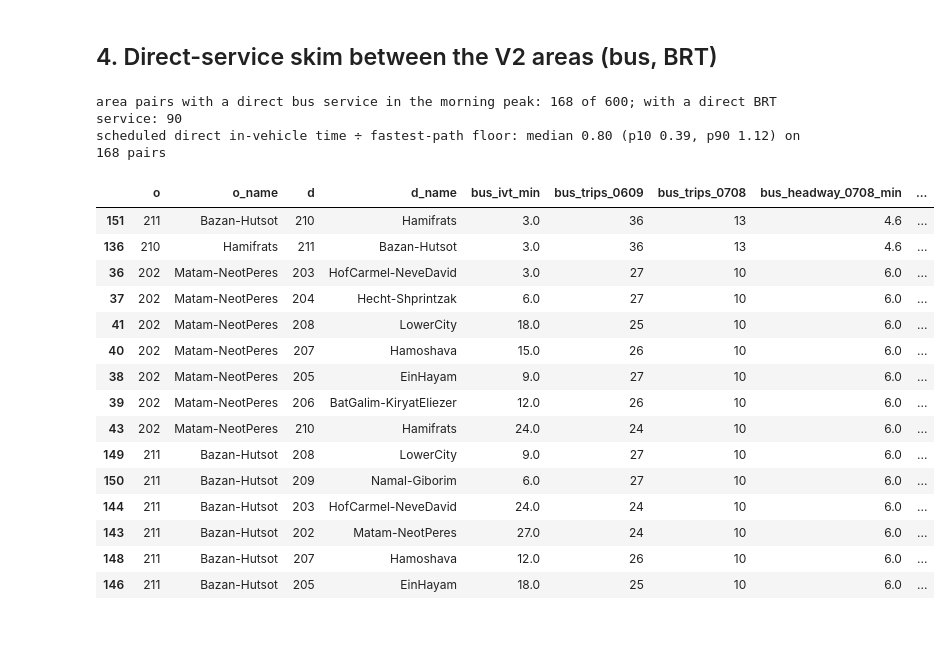
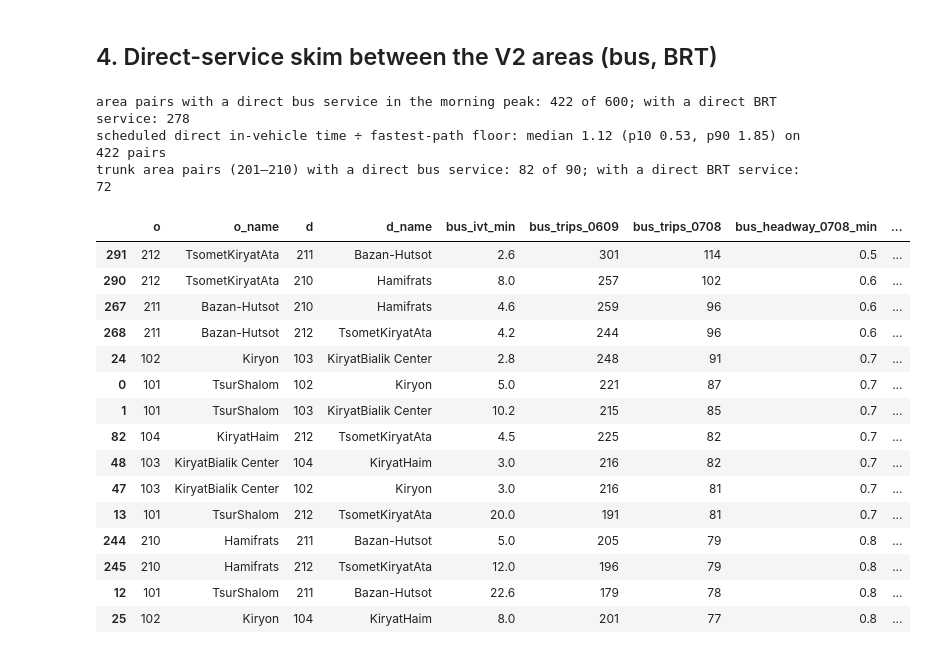
Before and after one commit to oh-da/Nofit_LRT_Extension, a Jupyter notebook: notebooks/current/GTFS_bus_LOS_TAZ.ipynb, the cells around one changed output. Saved outputs shown, nothing was run; the diff lists cells and outputs as text; code cells hidden in the pictures.

```diff
--- a/notebooks/current/GTFS_bus_LOS_TAZ.ipynb
+++ b/notebooks/current/GTFS_bus_LOS_TAZ.ipynb
@@ -41,7 +42,7 @@ from shapely.strtree import STRtree
 
 BLUE, ORANGE, AQUA, PURPLE, INK, INK2, MUTED, GRID, AXIS = '#2a78d6', '#eb6834', '#1baf7a', '#7b5bd6', '#0b0b0b', '#52514e', '#898781', '#e1e0d9', '#c3c2b7'
 GTFS = 'Input/GTFS/israel-public-transportation.zip'
-BRT_CODES = {83001: 'Metronit 1 (red)', 83002: 'Metronit 2 (blue)', 83003: 'Metronit 3 (green)', 83004: 'Metronit 4 (purple)', 83005: 'Metronit 5 (orange)'}
+BRT_CODES = {83001: 'Metronit 1 (red)', 67002: 'Metronit 2 (blue)', 67003: 'Metronit 3 (green)', 62004: 'Metronit 4 (purple)', 52005: 'Metronit 5 (orange)'}   # codes as found in the feed (see the note above)
 AM = (6 * 3600, 9 * 3600); PEAK = (7 * 3600, 8 * 3600)
 def is_lfs_pointer(p): return (not os.path.exists(p)) or open(p, 'rb').read(40).startswith(b'version https://git-lfs')
 DRY_RUN = is_lfs_pointer(GTFS)
@@ -231,51 +253,54 @@ def area_skim(sub, label):
         a_seq, dep_seq, arr_seq, pk = g['area'].values, g['dep'].values, g['arr'].values, g['peak'].values
         first = {}
         for i, a in enumerate(a_seq):
             if a not in first: first[a] = i
         for a, i in first.items():
             seen = set()
             for j in range(i + 1, len(a_seq)):
                 b = a_seq[j]
                 if b == a or b in seen: continue
                 seen.add(b); rows.append((a, b, (arr_seq[j] - dep_seq[i]) / 60, bool(pk[i])))
     t = pd.DataFrame(rows, columns=['o', 'd', 'ivt_min', 'peak'])
     if not len(t): return pd.DataFrame(columns=['o', 'd', f'{label}_ivt_min', f'{label}_trips_0609', f'{label}_trips_0708', f'{label}_headway_0708_min'])
     s = t.groupby(['o', 'd']).agg(**{f'{label}_ivt_min': ('ivt_min', 'median'), f'{label}_trips_0609': ('ivt_min', 'size'), f'{label}_trips_0708': ('peak', 'sum')}).reset_index()
     s[f'{label}_headway_0708_min'] = 60 / s[f'{label}_trips_0708'].replace(0, np.nan)
     return s
 skim = area_skim(amv, 'bus').merge(area_skim(amv[amv['is_brt']], 'brt'), on=['o', 'd'], how='left')
 skim['o_name'] = skim['o'].map(v2_areas['AggAreaName']); skim['d_name'] = skim['d'].map(v2_areas['AggAreaName'])
 skim = skim[['o', 'o_name', 'd', 'd_name'] + [c for c in skim.columns if c.startswith(('bus_', 'brt_'))]]
-skim.to_csv(f'{OUT}/bus_direct_skim_area_v2.csv', index=False, float_format='%.2f')
 n_pairs = len(v2_key.groupby(v2_key).size()) ** 2 - len(v2_areas)
 print(f"area pairs with a direct bus service in the morning peak: {len(skim)} of {n_pairs}; with a direct BRT service: {int(skim['brt_ivt_min'].notna().sum())}")
 # against the step-26 floor where it exists
 floor_p = 'Output/gc/bus_ivt_network_area_v2.csv'
 if os.path.exists(floor_p):
     floor = pd.read_csv(floor_p, index_col=0); floor.columns = floor.columns.astype(int)
     skim['step26_fastest_path_min'] = [floor.loc[o, d] if (o in floor.index and d in floor.columns) else np.nan for o, d in zip(skim['o'], skim['d'])]
     ratio = (skim['bus_ivt_min'] / skim['step26_fastest_path_min']).replace([np.inf, -np.inf], np.nan)
     print(f"scheduled direct in-vehicle time ÷ fastest-path floor: median {ratio.median():.2f} (p10 {ratio.quantile(.1):.2f}, p90 {ratio.quantile(.9):.2f}) on {int(ratio.notna().sum())} pairs")
+skim.to_csv(f'{OUT}/bus_direct_skim_area_v2.csv', index=False, float_format='%.2f')
+trunk_pairs = skim[skim['o'].between(201, 210) & skim['d'].between(201, 210)]
+print(f"trunk area pairs (201–210) with a direct bus service: {len(trunk_pairs)} of 90; with a direct BRT service: {int(trunk_pairs['brt_ivt_min'].notna().sum())}")
 skim.sort_values('bus_trips_0708', ascending=False).head(15).round(1)
 # %% [output]
-area pairs with a direct bus service in the morning peak: 168 of 600; with a direct BRT service: 90
-scheduled direct in-vehicle time ÷ fastest-path floor: median 0.80 (p10 0.39, p90 1.12) on 168 pairs
+area pairs with a direct bus service in the morning peak: 422 of 600; with a direct BRT service: 278
+scheduled direct in-vehicle time ÷ fastest-path floor: median 1.12 (p10 0.53, p90 1.85) on 422 pairs
+trunk area pairs (201–210) with a direct bus service: 82 of 90; with a direct BRT service: 72
 |  | o | o_name | d | d_name | bus_ivt_min | bus_trips_0609 | bus_trips_0708 | bus_headway_0708_min | ... |
-| 151 | 211 | Bazan-Hutsot | 210 | Hamifrats | 3.0 | 36 | 13 | 4.6 | ... |
-| 136 | 210 | Hamifrats | 211 | Bazan-Hutsot | 3.0 | 36 | 13 | 4.6 | ... |
-| 36 | 202 | Matam-NeotPeres | 203 | HofCarmel-NeveDavid | 3.0 | 27 | 10 | 6.0 | ... |
-| 37 | 202 | Matam-NeotPeres | 204 | Hecht-Shprintzak | 6.0 | 27 | 10 | 6.0 | ... |
-| 41 | 202 | Matam-NeotPeres | 208 | LowerCity | 18.0 | 25 | 10 | 6.0 | ... |
-| 40 | 202 | Matam-NeotPeres | 207 | Hamoshava | 15.0 | 26 | 10 | 6.0 | ... |
-| 38 | 202 | Matam-NeotPeres | 205 | EinHayam | 9.0 | 27 | 10 | 6.0 | ... |
-| 39 | 202 | Matam-NeotPeres | 206 | BatGalim-KiryatEliezer | 12.0 | 26 | 10 | 6.0 | ... |
-| 43 | 202 | Matam-NeotPeres | 210 | Hamifrats | 24.0 | 24 | 10 | 6.0 | ... |
-| 149 | 211 | Bazan-Hutsot | 208 | LowerCity | 9.0 | 27 | 10 | 6.0 | ... |
-| 150 | 211 | Bazan-Hutsot | 209 | Namal-Giborim | 6.0 | 27 | 10 | 6.0 | ... |
-| 144 | 211 | Bazan-Hutsot | 203 | HofCarmel-NeveDavid | 24.0 | 24 | 10 | 6.0 | ... |
-| 143 | 211 | Bazan-Hutsot | 202 | Matam-NeotPeres | 27.0 | 24 | 10 | 6.0 | ... |
-| 148 | 211 | Bazan-Hutsot | 207 | Hamoshava | 12.0 | 26 | 10 | 6.0 | ... |
-| 146 | 211 | Bazan-Hutsot | 205 | EinHayam | 18.0 | 25 | 10 | 6.0 | ... |
+| 291 | 212 | TsometKiryatAta | 211 | Bazan-Hutsot | 2.6 | 301 | 114 | 0.5 | ... |
+| 290 | 212 | TsometKiryatAta | 210 | Hamifrats | 8.0 | 257 | 102 | 0.6 | ... |
+| 267 | 211 | Bazan-Hutsot | 210 | Hamifrats | 4.6 | 259 | 96 | 0.6 | ... |
+| 268 | 211 | Bazan-Hutsot | 212 | TsometKiryatAta | 4.2 | 244 | 96 | 0.6 | ... |
+| 24 | 102 | Kiryon | 103 | KiryatBialik Center | 2.8 | 248 | 91 | 0.7 | ... |
+| 0 | 101 | TsurShalom | 102 | Kiryon | 5.0 | 221 | 87 | 0.7 | ... |
+| 1 | 101 | TsurShalom | 103 | KiryatBialik Center | 10.2 | 215 | 85 | 0.7 | ... |
+| 82 | 104 | KiryatHaim | 212 | TsometKiryatAta | 4.5 | 225 | 82 | 0.7 | ... |
+| 48 | 103 | KiryatBialik Center | 104 | KiryatHaim | 3.0 | 216 | 82 | 0.7 | ... |
+| 47 | 103 | KiryatBialik Center | 102 | Kiryon | 3.0 | 216 | 81 | 0.7 | ... |
+| 13 | 101 | TsurShalom | 212 | TsometKiryatAta | 20.0 | 191 | 81 | 0.7 | ... |
+| 244 | 210 | Hamifrats | 211 | Bazan-Hutsot | 5.0 | 205 | 79 | 0.8 | ... |
+| 245 | 210 | Hamifrats | 212 | TsometKiryatAta | 12.0 | 196 | 79 | 0.8 | ... |
+| 12 | 101 | TsurShalom | 211 | Bazan-Hutsot | 22.6 | 179 | 78 | 0.8 | ... |
+| 25 | 102 | Kiryon | 104 | KiryatHaim | 8.0 | 201 | 77 | 0.8 | ... |
 # %%
 fig, axes = plt.subplots(1, 2, figsize=(17, 9), facecolor='white')
 grade_color = {'A': '#0d366b', 'B': '#2a78d6', 'C': '#86b6ef', 'D': '#f2c14e', 'E': '#eb6834', 'F': '#7f1e1e', 'no service': '#f0efec'}
```
Also changed, not shown: parts of 8 cells of this notebook, 19 other files.
